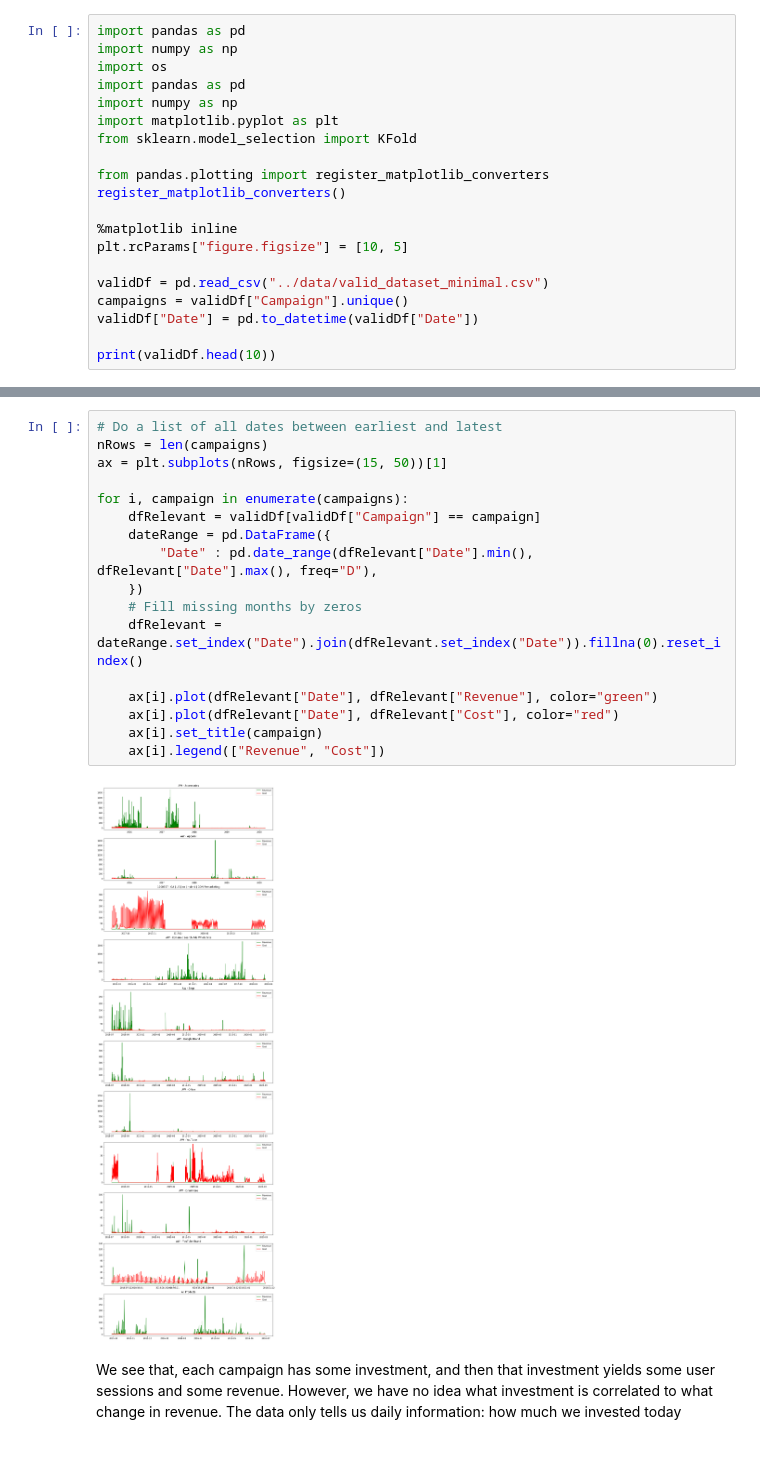
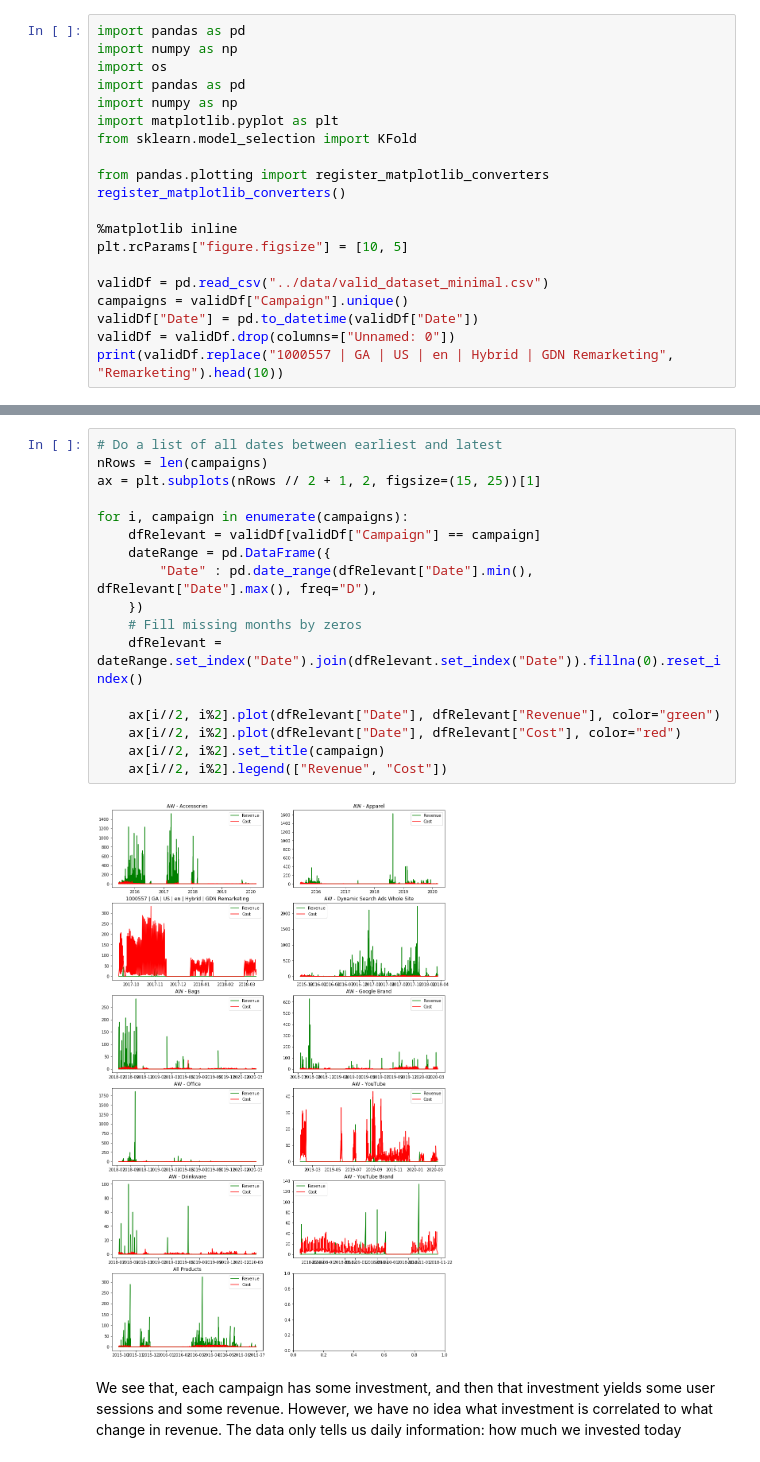
Before and after one commit to Morphl-AI/Ecommerce-Marketing-Spend-Optimization, a Jupyter notebook: Notebooks/3. Budget allocation - pseudo-revenue - statistical model .ipynb, the cells around one changed output, grey strips where cells are left out. Saved outputs shown, nothing was run; the diff lists cells and outputs as text.

```diff
--- a/Notebooks/3. Budget allocation - pseudo-revenue - statistical model .ipynb
+++ b/Notebooks/3. Budget allocation - pseudo-revenue - statistical model .ipynb
@@ -20,6 +20,6 @@ plt.rcParams["figure.figsize"] = [10, 5]
 validDf = pd.read_csv("../data/valid_dataset_minimal.csv")
 campaigns = validDf["Campaign"].unique()
 validDf["Date"] = pd.to_datetime(validDf["Date"])
-
-print(validDf.head(10))
+validDf = validDf.drop(columns=["Unnamed: 0"])
+print(validDf.replace("1000557 | GA | US | en | Hybrid | GDN Remarketing", "Remarketing").head(10))
 # %% [output]
@@ -47,22 +41,22 @@ Let's start with a plot from the first notebook, where, for each valid campaign,
 # %%
 # Do a list of all dates between earliest and latest
 nRows = len(campaigns)
-ax = plt.subplots(nRows, figsize=(15, 50))[1]
+ax = plt.subplots(nRows // 2 + 1, 2, figsize=(15, 25))[1]
 
 for i, campaign in enumerate(campaigns):
     dfRelevant = validDf[validDf["Campaign"] == campaign]
     dateRange = pd.DataFrame({
         "Date" : pd.date_range(dfRelevant["Date"].min(), dfRelevant["Date"].max(), freq="D"),
     })
     # Fill missing months by zeros
     dfRelevant = dateRange.set_index("Date").join(dfRelevant.set_index("Date")).fillna(0).reset_index()
 
-    ax[i].plot(dfRelevant["Date"], dfRelevant["Revenue"], color="green")
-    ax[i].plot(dfRelevant["Date"], dfRelevant["Cost"], color="red")
-    ax[i].set_title(campaign)
-    ax[i].legend(["Revenue", "Cost"])
+    ax[i//2, i%2].plot(dfRelevant["Date"], dfRelevant["Revenue"], color="green")
+    ax[i//2, i%2].plot(dfRelevant["Date"], dfRelevant["Cost"], color="red")
+    ax[i//2, i%2].set_title(campaign)
+    ax[i//2, i%2].legend(["Revenue", "Cost"])
 # %% [output]
-[figure, old version]
+[figure, new version]
 # %% [markdown]
 We see that, each campaign has some investment, and then that investment yields some user sessions and some revenue. However, we have no idea what investment is correlated to what change in revenue. The data only tells us daily information: how much we invested today
 # %% [markdown]
```
Also changed, not shown: parts of 20 cells of this notebook.
